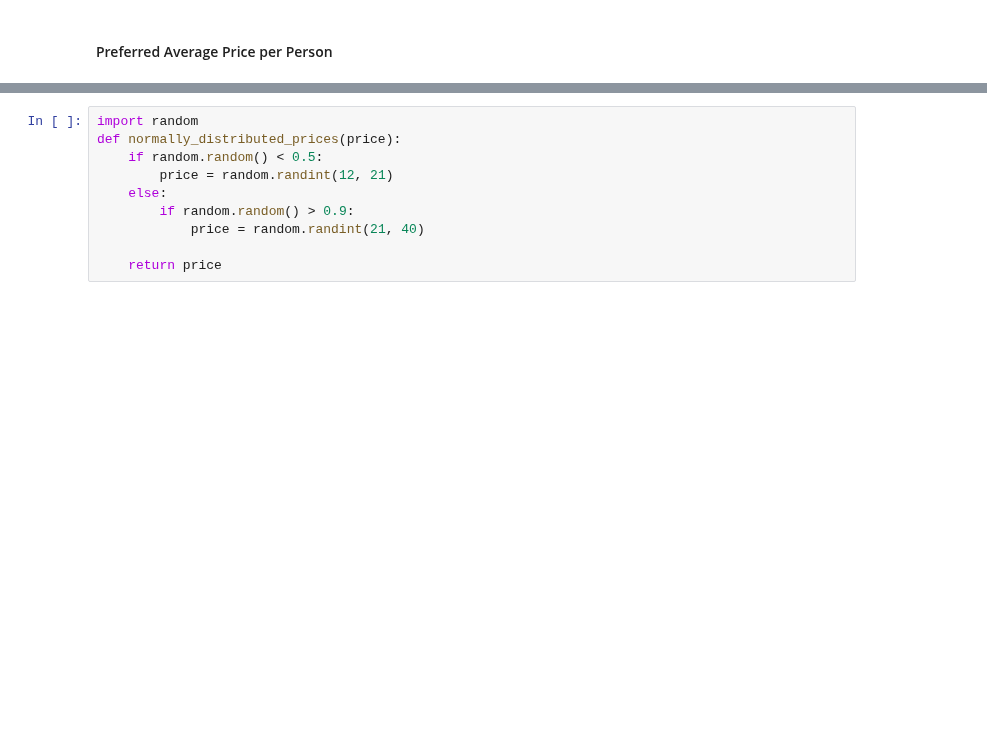
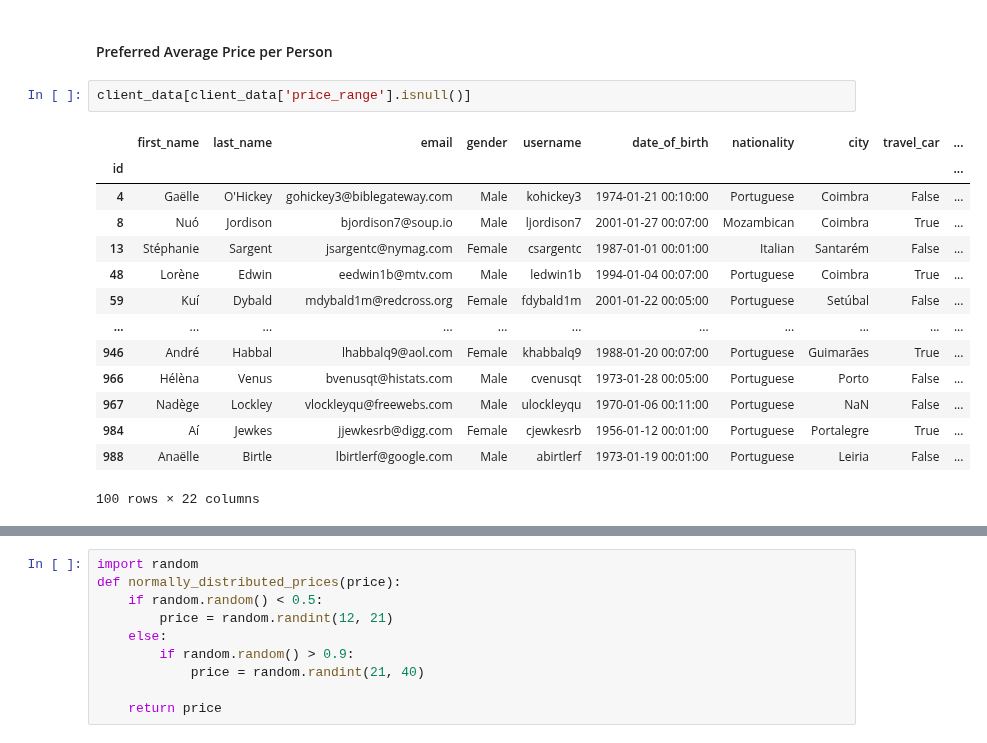
Before and after one commit to shaulleo/FlavourFlix, a Jupyter notebook: EDA_ClientData.ipynb, the cells around one changed output, grey strips where cells are left out. Cells and saved outputs as stored; diff of their text form; blank space fills up the shorter version.

Commit message:
Perfil e sincronizar c db clientes

```diff
--- a/EDA_ClientData.ipynb
+++ b/EDA_ClientData.ipynb
@@ -112,6 +114,23 @@ client_data['date_of_birth'] = pd.to_datetime(client_data['date_of_birth'], form
 ### 3. Visualization and Consistency-checking
 # %% [markdown]
 #### Preferred Average Price per Person
+# %%
+client_data[client_data['price_range'].isnull()]
+# %% [output]
+|  | first_name | last_name | email | gender | username | date_of_birth | nationality | city | travel_car | ... |
+| id |  |  |  |  |  |  |  |  |  | ... |
+| 4 | Gaëlle | O'Hickey | gohickey3@biblegateway.com | Male | kohickey3 | 1974-01-21 00:10:00 | Portuguese | Coimbra | False | ... |
+| 8 | Nuó | Jordison | bjordison7@soup.io | Male | ljordison7 | 2001-01-27 00:07:00 | Mozambican | Coimbra | True | ... |
+| 13 | Stéphanie | Sargent | jsargentc@nymag.com | Female | csargentc | 1987-01-01 00:01:00 | Italian | Santarém | False | ... |
+| 48 | Lorène | Edwin | eedwin1b@mtv.com | Male | ledwin1b | 1994-01-04 00:07:00 | Portuguese | Coimbra | True | ... |
+| 59 | Kuí | Dybald | mdybald1m@redcross.org | Female | fdybald1m | 2001-01-22 00:05:00 | Portuguese | Setúbal | False | ... |
+| ... | ... | ... | ... | ... | ... | ... | ... | ... | ... | ... |
+| 946 | André | Habbal | lhabbalq9@aol.com | Female | khabbalq9 | 1988-01-20 00:07:00 | Portuguese | Guimarães | True | ... |
+| 966 | Hélèna | Venus | bvenusqt@histats.com | Male | cvenusqt | 1973-01-28 00:05:00 | Portuguese | Porto | False | ... |
+| 967 | Nadège | Lockley | vlockleyqu@freewebs.com | Male | ulockleyqu | 1970-01-06 00:11:00 | Portuguese | NaN | False | ... |
+| 984 | Aí | Jewkes | jjewkesrb@digg.com | Female | cjewkesrb | 1956-01-12 00:01:00 | Portuguese | Portalegre | True | ... |
+| 988 | Anaëlle | Birtle | lbirtlerf@google.com | Male | abirtlerf | 1973-01-19 00:01:00 | Portuguese | Leiria | False | ... |
+100 rows × 22 columns
 # %%
 # Create a histogram using Seaborn
 sns.histplot(client_data['price_range'], bins=10)
```
Also changed, not shown: parts of 8 cells of this notebook, 9 other files.
